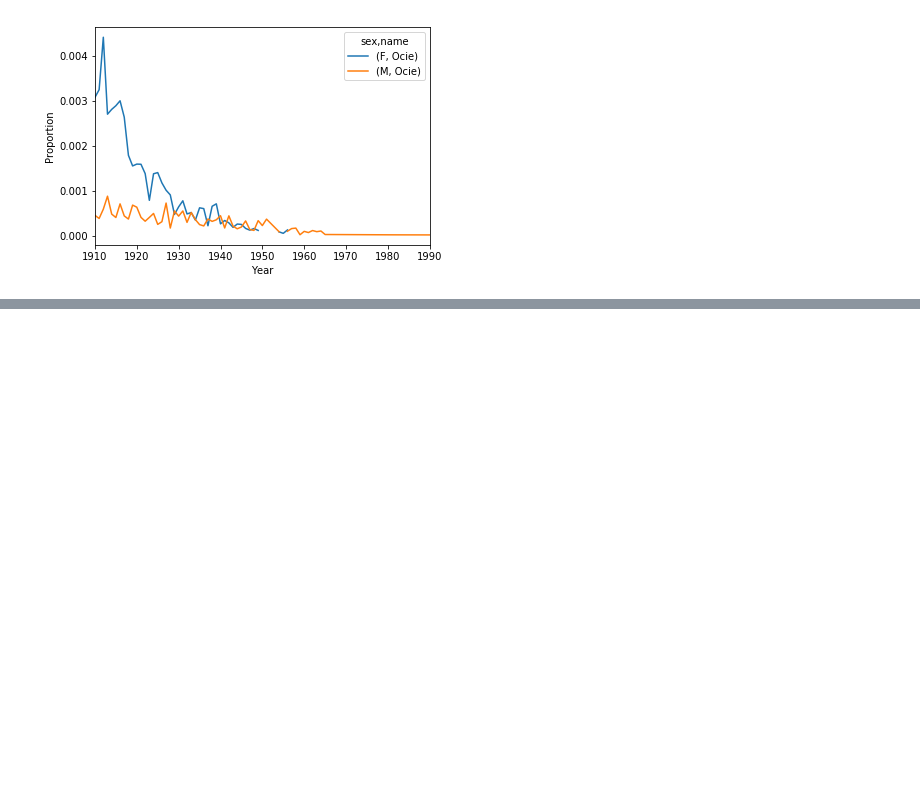
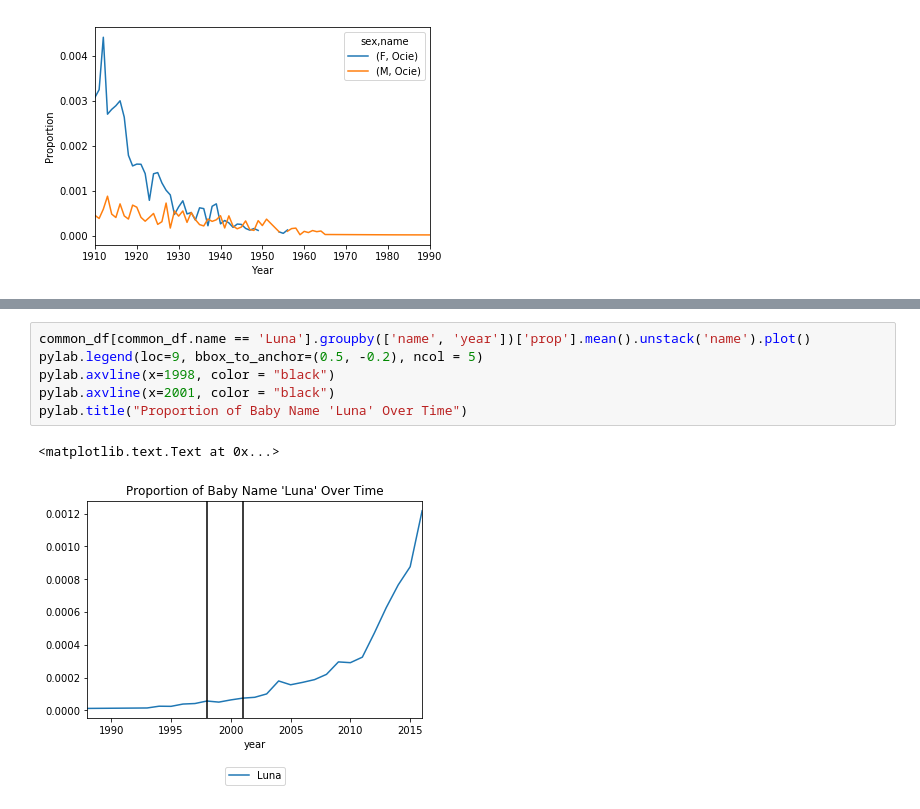
Before and after one commit to spalmerg/BabyNamesProject, a Jupyter notebook: Project 1 - Babynames.ipynb, the cells around one changed output, grey strips where cells are left out. Cells and saved outputs as stored; diff of their text form; blank space fills up the shorter version.

```diff
--- a/Project 1 - Babynames.ipynb
+++ b/Project 1 - Babynames.ipynb
@@ -275,0 +310,9 @@ rare_df.groupby(['name', 'year'])['occurances'].count().unstack('name').plot()
+# %%
+common_df[common_df.name == 'Luna'].groupby(['name', 'year'])['prop'].mean().unstack('name').plot()
+pylab.legend(loc=9, bbox_to_anchor=(0.5, -0.2), ncol = 5)
+pylab.axvline(x=1998, color = "black")
+pylab.axvline(x=2001, color = "black")
+pylab.title("Proportion of Baby Name 'Luna' Over Time")
+# %% [output]
+<matplotlib.text.Text at 0x...>
+[figure, added]
```
Also changed, not shown: parts of 19 cells of this notebook.
